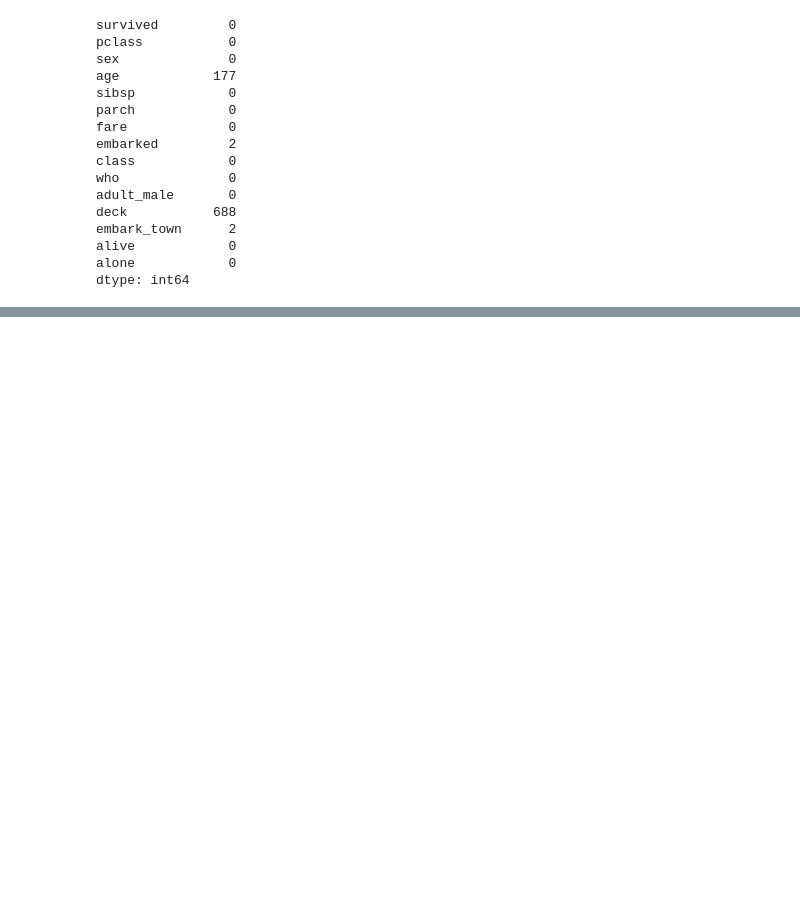
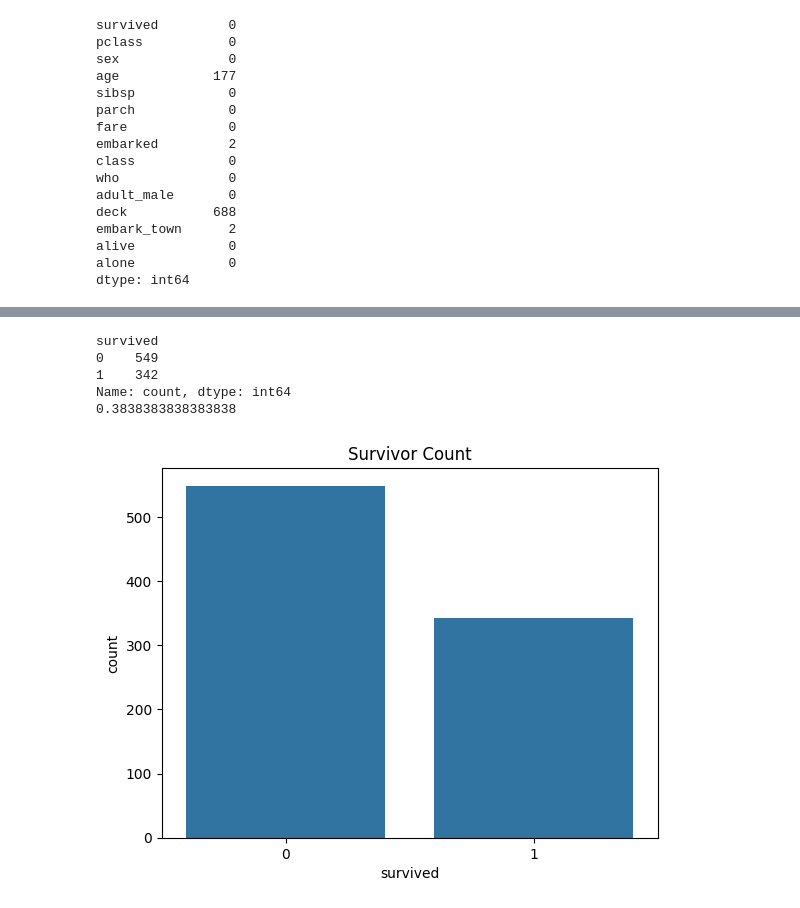
Before and after one commit to MLN142/TD_EDA, a Jupyter notebook: Titanic_Analysis.ipynb, the cells around one changed output, grey strips where cells are left out. Cells and saved outputs as stored; diff of their text form; code cells hidden in the pictures; blank space fills up the shorter version.

Commit message:
First Visualization

```diff
--- a/Titanic_Analysis.ipynb
+++ b/Titanic_Analysis.ipynb
@@ -85,0 +107,15 @@ dtype: int64
+# %%
+print(df["survived"].value_counts())
+print(df["survived"].mean())
+# %% [output]
+survived
+0    549
+1    342
+Name: count, dtype: int64
+0.3838383838383838
+# %%
+sns.countplot(data=df,x="survived")
+plt.title("Survivor Count")
+plt.show()
+# %% [output]
+[figure, added]
```
Also changed, not shown: parts of 3 cells of this notebook.
